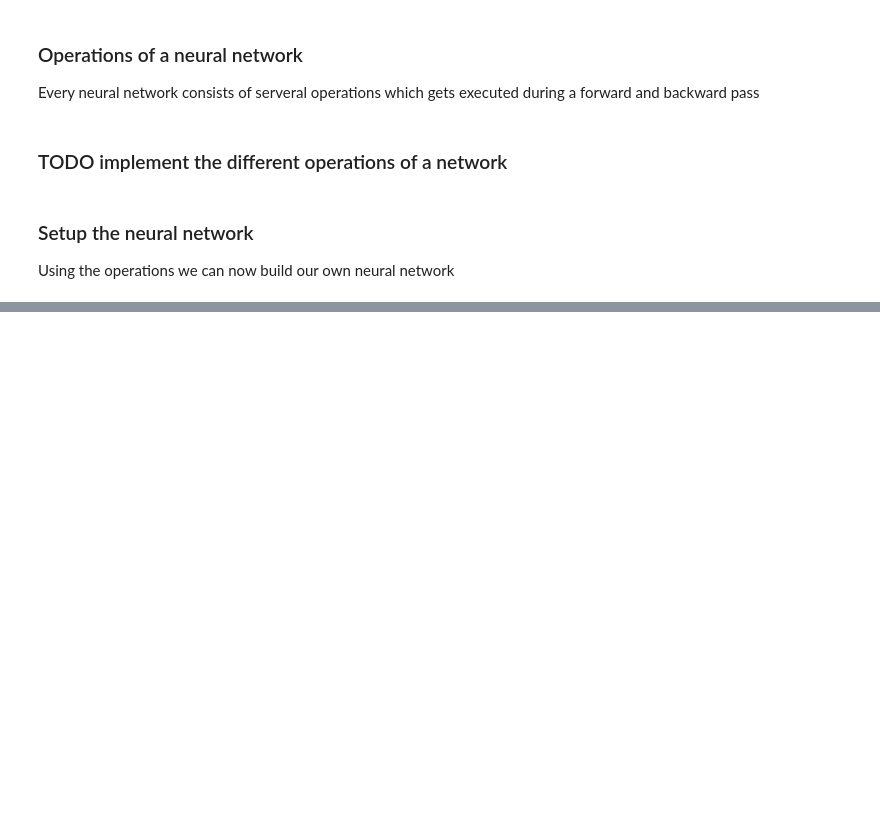
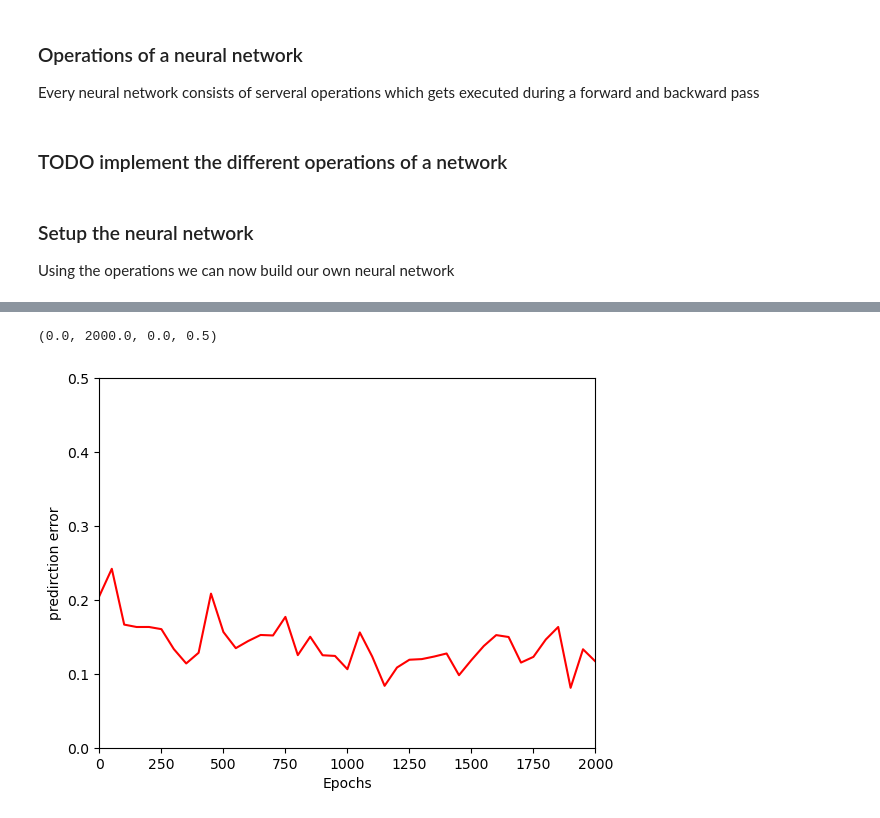
Before and after one commit to justingebert/Uni-MachineLearning, a Jupyter notebook: u11/ML_Ue11_Gebert_Justin.ipynb, the cells around one changed output, grey strips where cells are left out. Cells and saved outputs as stored; diff of their text form; code cells hidden in the pictures; blank space fills up the shorter version.

```diff
--- a/u11/ML_Ue11_Gebert_Justin.ipynb
+++ b/u11/ML_Ue11_Gebert_Justin.ipynb
@@ -470,0 +609,8 @@ plt.axis([0, training_iterations, 0, 0.5 ])
+# %%
+plt.plot(np.linspace(0, training_iterations, len(errors)), errors, 'r', label ='credit data')
+plt.xlabel('Epochs')
+plt.ylabel('predirction error')
+plt.axis([0, training_iterations, 0, 0.5 ])
+# %% [output]
+(0.0, 2000.0, 0.0, 0.5)
+[figure, added]
```
Also changed, not shown: parts of 33 cells of this notebook.
